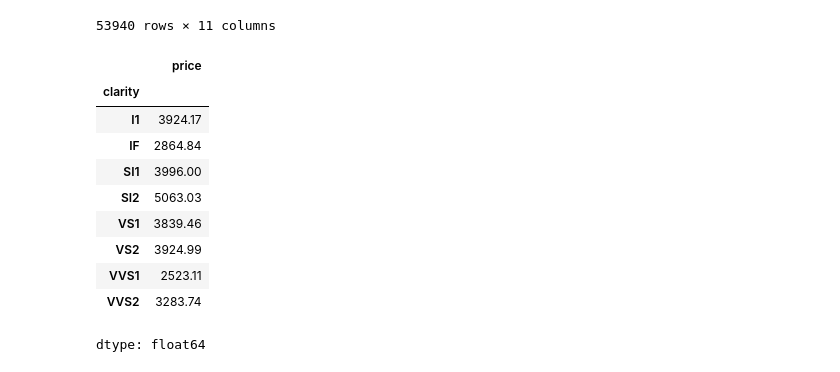
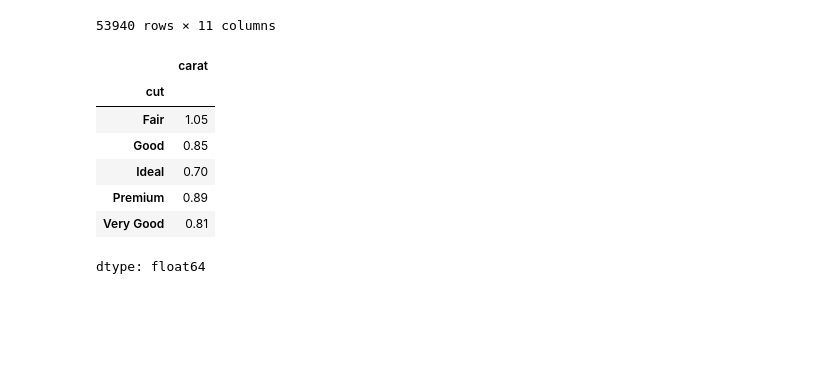
Before and after one commit to kyik1/Math-200, a Jupyter notebook: Mean_Median_Mode_Lab_1_1.ipynb, the cells around one changed output. Drawn from its saved outputs; the diff is of its cells as text; code cells hidden in the pictures; blank space fills up the shorter version.

```diff
--- a/Mean_Median_Mode_Lab_1_1.ipynb
+++ b/Mean_Median_Mode_Lab_1_1.ipynb
@@ -122,29 +122,15 @@ diamond_df
 53940 rows × 11 columns
 # %%
 # prompt: Using dataframe diamond_df: diamond_df('clarity')[price].mean().round(2)
-
-# Group the dataframe by 'clarity'
-clarity_groups = diamond_df.groupby('clarity')
-
-# Calculate the mean of the 'price' for each clarity group
-mean_prices = clarity_groups['price'].mean()
-
-# Round the mean prices to 2 decimal places
-rounded_mean_prices = mean_prices.round(2)
-
-# Display the rounded mean prices
-rounded_mean_prices
+diamond_df.groupby('cut')['carat'].mean().round(2)
 # %% [output]
-|  | price |
-| clarity |  |
-| I1 | 3924.17 |
-| IF | 2864.84 |
-| SI1 | 3996.00 |
-| SI2 | 5063.03 |
-| VS1 | 3839.46 |
-| VS2 | 3924.99 |
-| VVS1 | 2523.11 |
-| VVS2 | 3283.74 |
+|  | carat |
+| cut |  |
+| Fair | 1.05 |
+| Good | 0.85 |
+| Ideal | 0.70 |
+| Premium | 0.89 |
+| Very Good | 0.81 |
 dtype: float64
 # %%
 #What is the average price of a diamond
```
Also changed, not shown: parts of 1 cell of this notebook.
